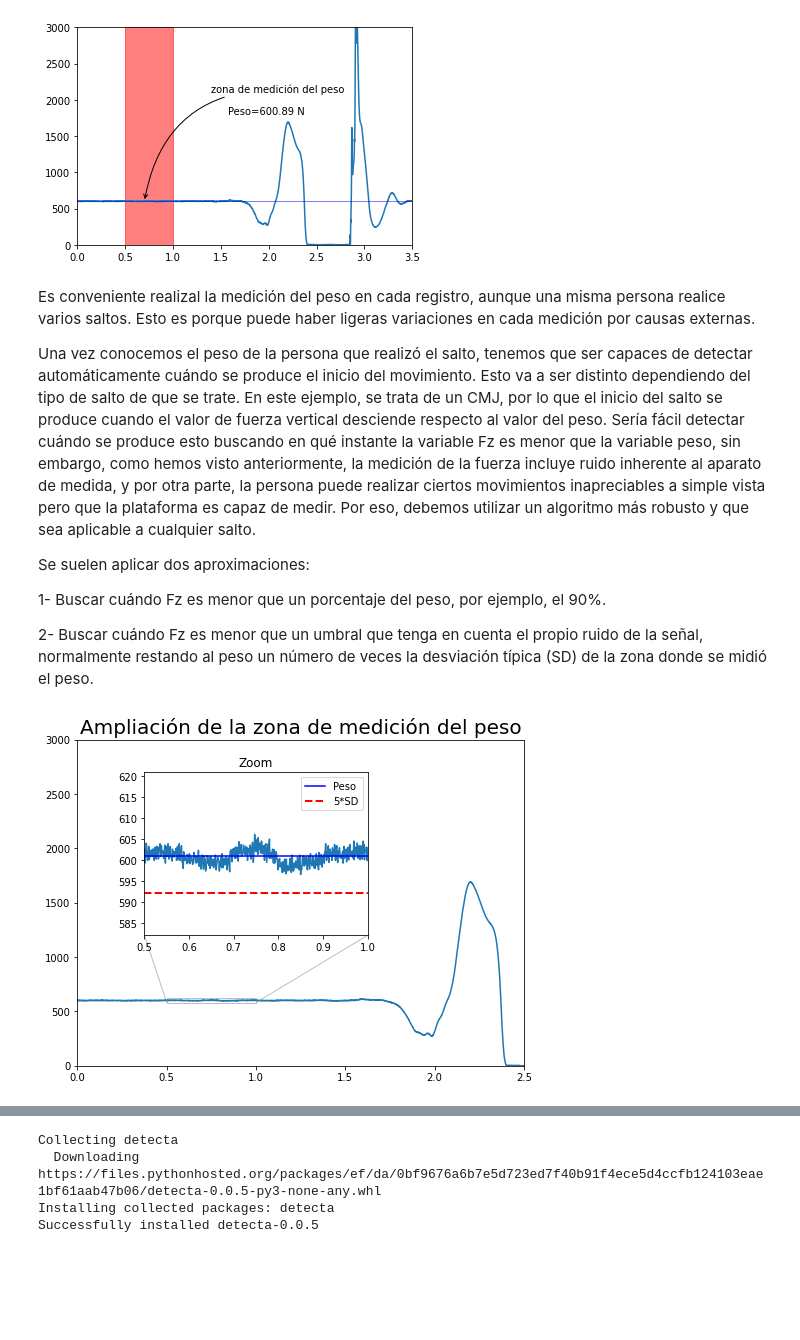
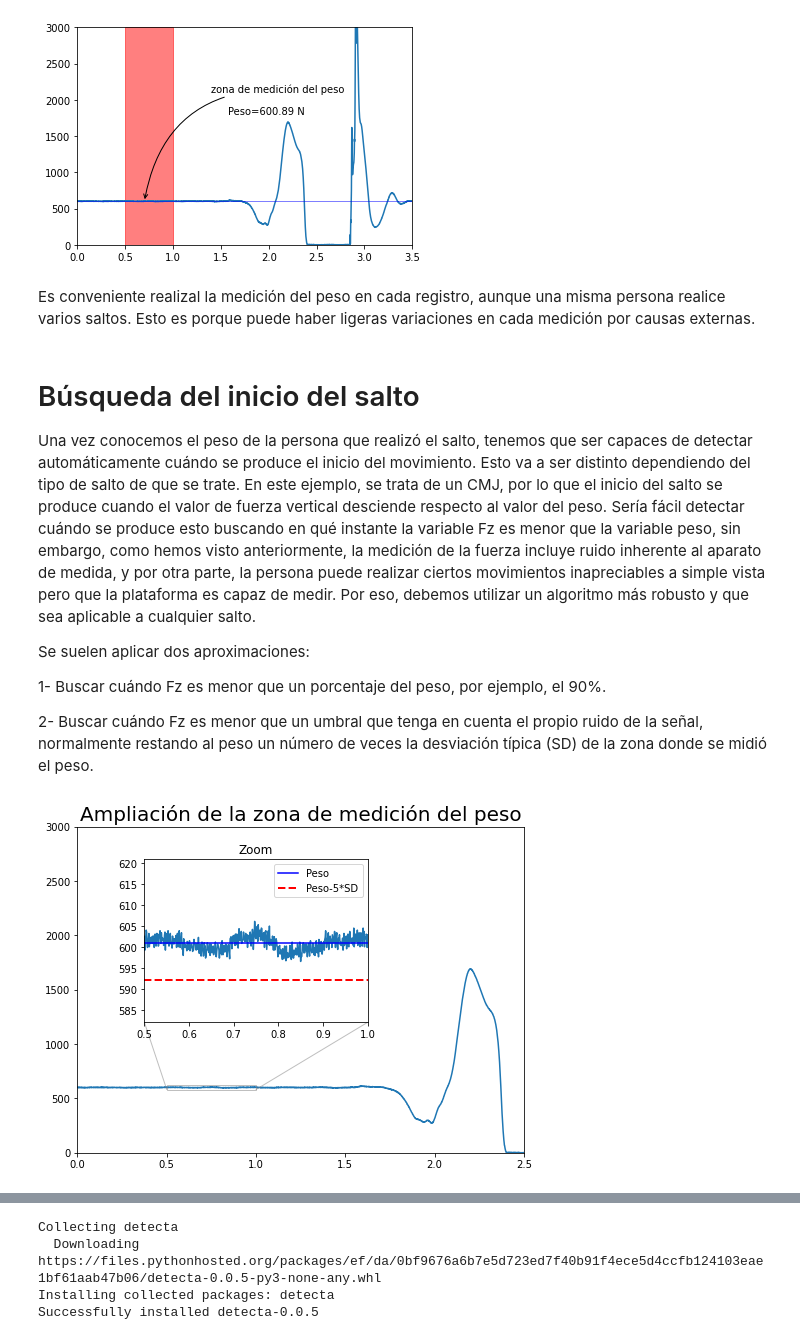
Before and after one commit to joselvira/BiomecanicaPython, a Jupyter notebook: Notebooks/Analisis_salto_vertical_Fuerzas.ipynb, the cells around one changed output, grey strips where cells are left out. Saved outputs shown, nothing was run; the diff lists cells and outputs as text; code cells hidden in the pictures; blank space fills up the shorter version.

```diff
--- a/Notebooks/Analisis_salto_vertical_Fuerzas.ipynb
+++ b/Notebooks/Analisis_salto_vertical_Fuerzas.ipynb
@@ -117,8 +119,10 @@ ax.text(0.45, 0.6, 'Peso={0:.2f} N'.format(peso), transform=ax.transAxes)
 plt.show()
 # %% [output]
 [figure]
+# %% [markdown]
+Es conveniente realizal la medición del peso en cada registro, aunque una misma persona realice varios saltos. Esto es porque puede haber ligeras variaciones en cada medición por causas externas.
 # %% [markdown]
-Es conveniente realizal la medición del peso en cada registro, aunque una misma persona realice varios saltos. Esto es porque puede haber ligeras variaciones en cada medición por causas externas.
+# Búsqueda del inicio del salto
 
 Una vez conocemos el peso de la persona que realizó el salto, tenemos que ser capaces de detectar automáticamente cuándo se produce el inicio del movimiento. Esto va a ser distinto dependiendo del tipo de salto de que se trate. En este ejemplo, se trata de un CMJ, por lo que el inicio del salto se produce cuando el valor de fuerza vertical desciende respecto al valor del peso. Sería fácil detectar cuándo se produce esto buscando en qué instante la variable Fz es menor que la variable peso, sin embargo, como hemos visto anteriormente, la medición de la fuerza incluye ruido inherente al aparato de medida, y por otra parte, la persona puede realizar ciertos movimientos inapreciables a simple vista pero que la plataforma es capaz de medir. Por eso, debemos utilizar un algoritmo más robusto y que sea aplicable a cualquier salto.
 
@@ -133,28 +137,28 @@ umbralIni=peso-5*Fz[iniPeso:finPeso].std()
 # %%
 #Figura ampliada del peso y el umbral
 fig, ax = plt.subplots(figsize=(8,6))
 # gráfica grande
 ax.plot(t, Fz)
 
 #Ajusta límites de la gráfica grande
 ax.set(xlim=(0.0, 2500/frec), ylim=(0, 3000))
 
 #Ubica la gráfica ampliada dentro de la figura grande
 ax_zoom = ax.inset_axes([0.15, 0.4, 0.50, 0.50]) #se pasa por orden la posición x, y, ancho y alto
 
 #crea la gráfica pequeña
 ax_zoom.plot(t, Fz)
 ax_zoom.axhline(peso, color='b', label='Peso') #línea del peso
-ax_zoom.axhline(umbralIni, color='r', linestyle='--', lw=2, label='5*SD') #umbral usado para determinar el inicio del movimiento
+ax_zoom.axhline(umbralIni, color='r', linestyle='--', lw=2, label='Peso-5*SD') #umbral usado para determinar el inicio del movimiento
 
 ax_zoom.legend()
 ax_zoom.set(title='Zoom', xlim=(iniPeso/frec, finPeso/frec), ylim=(umbralIni-10, peso+20))# , xticks=[-1,0,1], yticks = [-0.01, 0, 0.01, 0.02])
 
 ax.set_title('Ampliación de la zona de medición del peso', fontsize=20)
 
 #Indica automáticamente la región ampliada encuadrándola y haciendo el efecto de zoom
 ax.indicate_inset_zoom(ax_zoom)
 
 plt.show()
 # %% [output]
-[figure, old version]
+[figure, new version]
```
Also changed, not shown: parts of 8 cells of this notebook.
